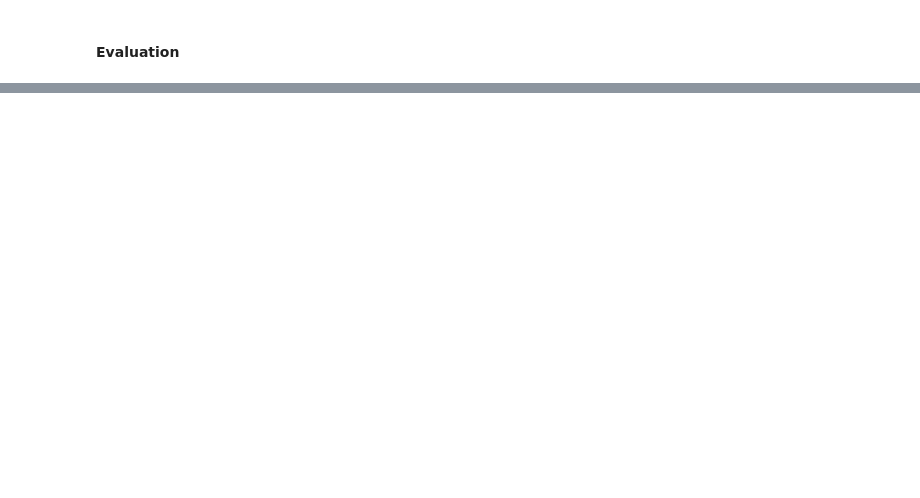
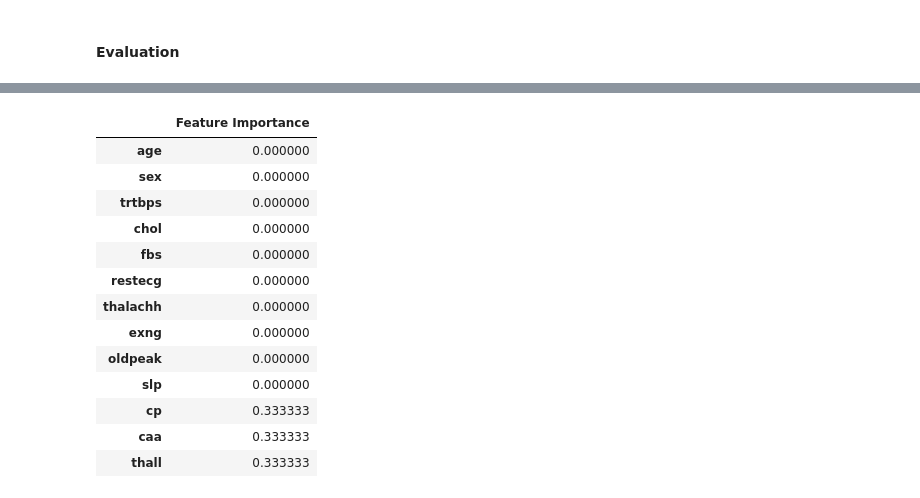
Before and after one commit to jflorescuba/Machine_learning, a Jupyter notebook: Arbres/Proj_Heart_Attack/HAttack.ipynb, the cells around one changed output, grey strips where cells are left out. Cells and saved outputs as stored; diff of their text form; code cells hidden in the pictures; blank space fills up the shorter version.

```diff
--- a/Arbres/Proj_Heart_Attack/HAttack.ipynb
+++ b/Arbres/Proj_Heart_Attack/HAttack.ipynb
@@ -269,0 +312,20 @@ pd.DataFrame(index=X.columns,
+# %%
+#model.feature_importances_
+pd.DataFrame(index=X.columns,
+             data=modelB.feature_importances_,
+             columns= ['Feature Importance']).sort_values(['Feature Importance'])
+# %% [output]
+|  | Feature Importance |
+| age | 0.000000 |
+| sex | 0.000000 |
+| trtbps | 0.000000 |
+| chol | 0.000000 |
+| fbs | 0.000000 |
+| restecg | 0.000000 |
+| thalachh | 0.000000 |
+| exng | 0.000000 |
+| oldpeak | 0.000000 |
+| slp | 0.000000 |
+| cp | 0.333333 |
+| caa | 0.333333 |
+| thall | 0.333333 |
```
Also changed, not shown: parts of 22 cells of this notebook.
